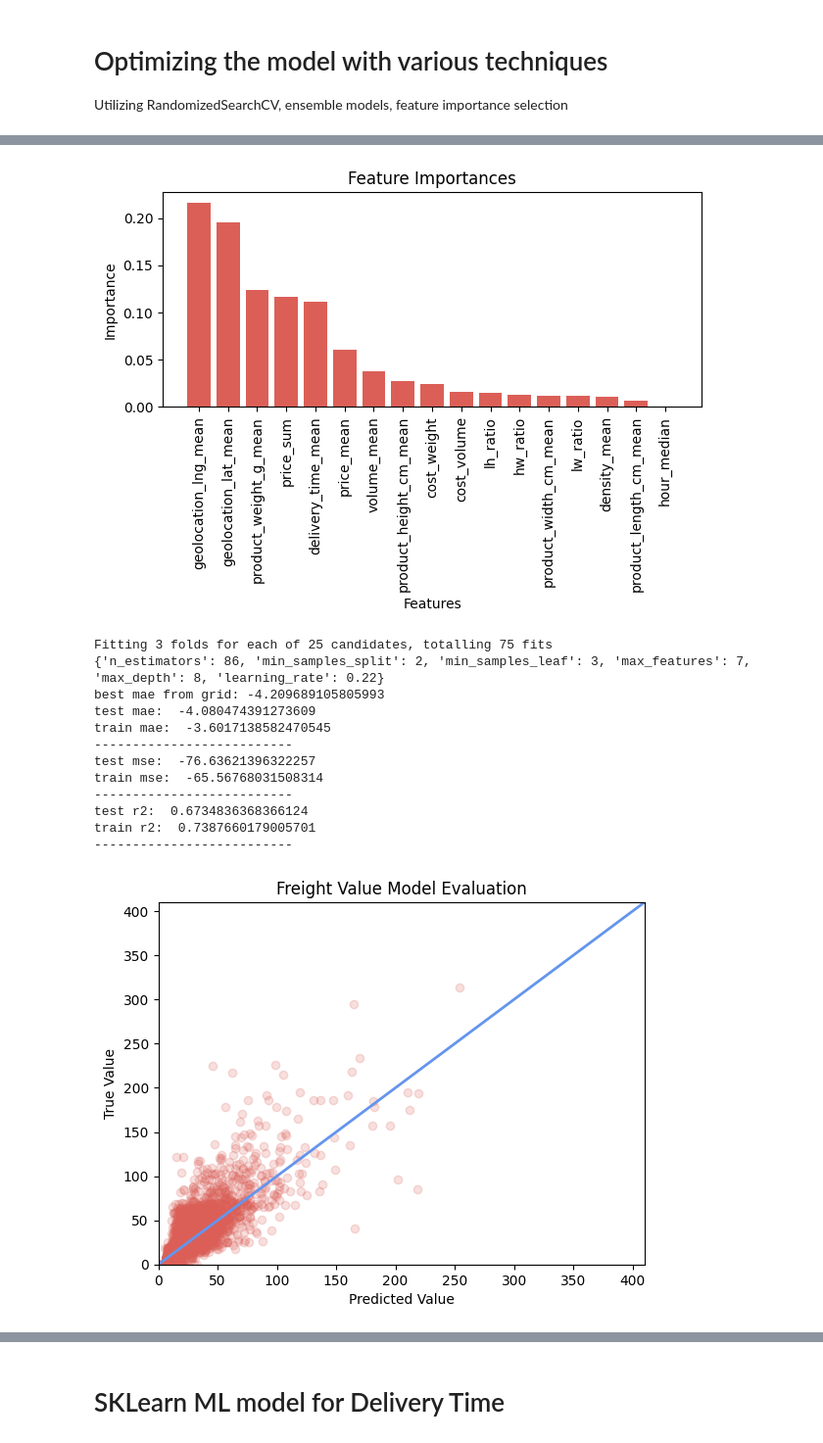
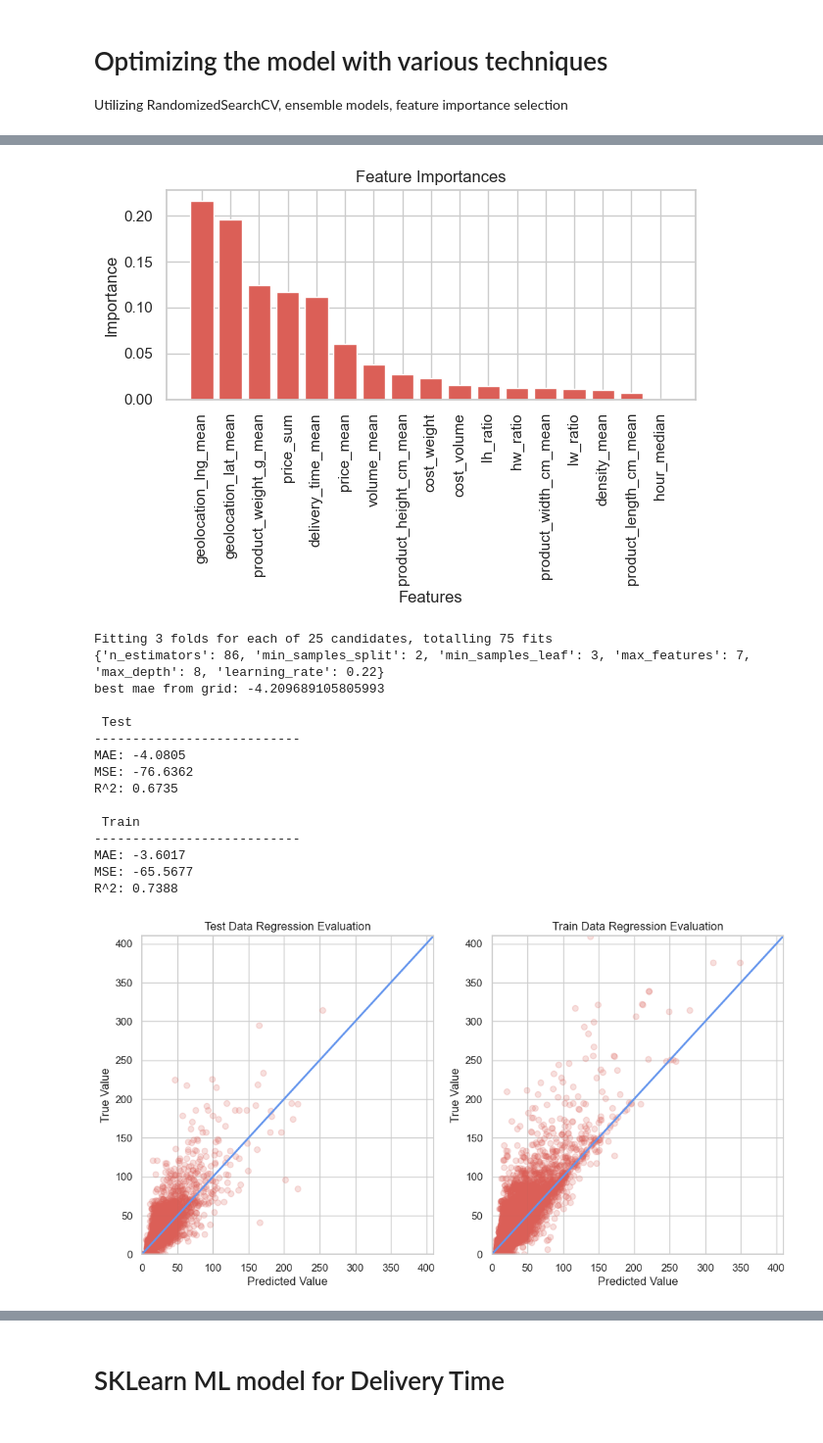
Before and after one commit to Gary1E2/olistchris, a Jupyter notebook: models.ipynb, the cells around one changed output, grey strips where cells are left out. Shown at 98% size. Drawn from its saved outputs; the diff is of its cells as text; code cells hidden in the pictures.

```diff
--- a/models.ipynb
+++ b/models.ipynb
@@ -137,26 +199,3 @@ def gridcv_tree(param_grid):
   rocauc_eval(grid_tree)
 
   return grid_tree.best_estimator_
-# %%
-def cont_eval(model, title, x_size, y_size):
-    y_pred = model.predict(X_test)
-
-    print("test mae: ", mean_absolute_error(y_test, model.predict((X_test))) * -1)
-    print("train mae: ", mean_absolute_error(y_train, model.predict((X_train))) * -1)
-    print("--------------------------")
-    print("test mse: ", mean_squared_error(y_test, model.predict((X_test))) * -1)
-    print("train mse: ", mean_squared_error(y_train, model.predict((X_train))) * -1)
-    print("--------------------------")
-    print("test r2: ", r2_score(y_test, model.predict((X_test))))
-    print("train r2: ", r2_score(y_train, model.predict((X_train))))
-    print("--------------------------")
-
-    sns.set_palette('hls')
-    plt.scatter(y_pred, y_test, alpha=0.2)
-    plt.plot([0, x_size], [0, y_size], color="cornflowerblue", lw=2)
-    plt.xlabel('Predicted Value')
-    plt.ylabel('True Value')
-    plt.title(title)
-    plt.xlim(0, x_size)
-    plt.ylim(0, y_size)
-    plt.show()
@@ -163,5 +234,13 @@ def cont_eval(model, title, x_size, y_size):
 # %%
-def randomcv_cont(model, param_dist):
+def randomcv_tree(model, param_dist):
+  """ Uses RandomizedSearchCV to find optimal parameters for models
+
+    Args:
+        model: base model to train
+        param_dist: parameter dictionary to optimize
+    Returns:
+        best estimator + randomized search object
+  """
   random_tree = RandomizedSearchCV(
     model,
     param_distributions=param_dist,
@@ -368,7 +529,7 @@ train r2:  0.6379073201711265
 # %%
-feature_imp(gb_reg1, selected_X)
+feature_imp(freight_gb_reg1, selected_X)
 # %% [output]
-[figure, old version]
+[figure, new version]
 # %%
 selected_X = [
     'price_mean', 'price_sum', 'geolocation_lat_mean', 'geolocation_lng_mean',
@@ -380,27 +541,30 @@ X_train, X_test, y_train, y_test = data_splitter(selected_X, 'freight_value_mean
 # %%
 param_dist = {
     "max_depth": range(5, 9),
     "max_features": range(5, len(selected_X)),
     "min_samples_leaf": range(2, 4),
     "min_samples_split": range(2, 4),
     "n_estimators": [76, 86],
     "learning_rate": [0.2, 0.22, 0.25]
 }
-gb_reg2, random_reg = randomcv_cont(GradientBoostingRegressor(random_state=42, loss='absolute_error'), param_dist)
-print(random_reg.best_params_)
-print("best mae from grid:", random_reg.best_score_)
-cont_eval(gb_reg2, 'Freight Value Model Evaluation', 410, 410)
+freight_gb_reg2, freight_gb_random2 = randomcv_tree(GradientBoostingRegressor(random_state=42, loss='absolute_error'), param_dist, random_state=42)
+print(freight_gb_random2.best_params_)
+print("best mae from grid:", freight_gb_random2.best_score_)
+cont_eval(freight_gb_reg2, 410, 410)
 # %% [output]
 Fitting 3 folds for each of 25 candidates, totalling 75 fits
 {'n_estimators': 86, 'min_samples_split': 2, 'min_samples_leaf': 3, 'max_features': 7, 'max_depth': 8, 'learning_rate': 0.22}
 best mae from grid: -4.209689105805993
-test mae:  -4.080474391273609
-train mae:  -3.6017138582470545
---------------------------
-test mse:  -76.63621396322257
-train mse:  -65.56768031508314
---------------------------
-test r2:  0.6734836368366124
-train r2:  0.7387660179005701
---------------------------
+
+ Test
+---------------------------
+MAE: -4.0805
+MSE: -76.6362
+R^2: 0.6735
+
+ Train
+---------------------------
+MAE: -3.6017
+MSE: -65.5677
+R^2: 0.7388
-[figure, old version]
+[figure, new version]
```
Also changed, not shown: parts of 28 cells of this notebook, 6 other files.
